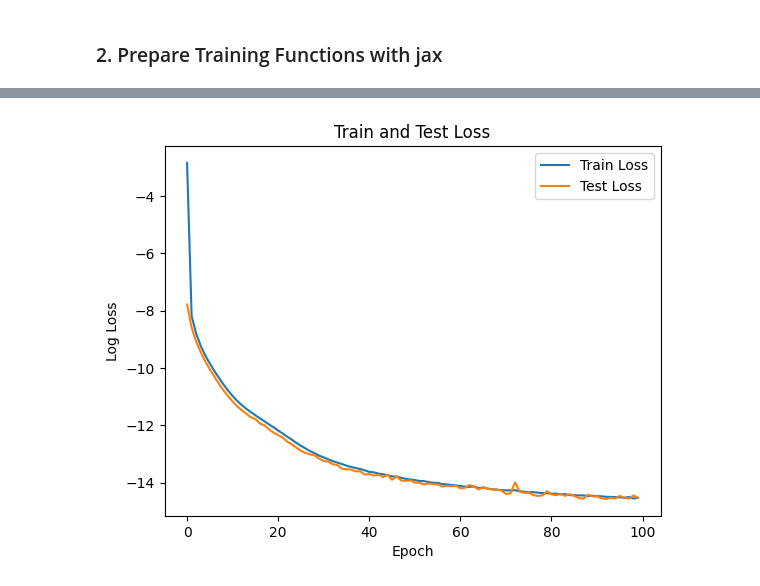
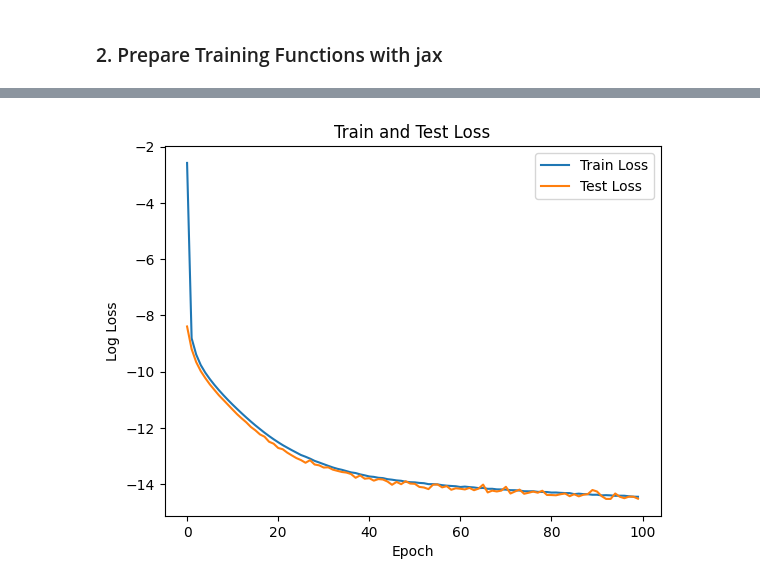
Before and after one commit to anne-df/ige_deep_emulators, a Jupyter notebook: training.ipynb, the cells around one changed output, grey strips where cells are left out. Cells and saved outputs as stored; diff of their text form; code cells hidden in the pictures.

```diff
--- a/training.ipynb
+++ b/training.ipynb
@@ -43,6 +43,8 @@ depth = train_data.shape[2]  # Assuming input shape (n_sim, n_channels, depth)
 num_epochs = 100
 batch_size = 64
 learning_rate = 5e-5
+
+model = MLP(hidden_sizes=[64, 128, 64])
 # %% [markdown]
 ### 2. Prepare Training Functions with jax
 # %%
@@ -67,7 +69,7 @@ def train_step(state, x, y):
     return state, loss
 # %%
 @jax.jit
-def train_step_reg(state_reg, x, y, alpha=0.00000001):
+def train_step_reg(state_reg, x, y, alpha=0.000000001):
     def loss_fn_reg(params):
         predictions = state_reg.apply_fn(params, x)
         loss = jnp.mean((predictions - y) ** 2) # MSE Loss
@@ -91,9 +93,8 @@ def eval_step(state, x, y):
 # Main Training Loop
 def train_and_evaluate(train_data, train_labels, test_data, test_labels,
                        depth, num_epochs, batch_size, learning_rate, checkpoint_dir,
-                       reg=False, noise_augmentation=False, plot_str=""):
+                       model, reg=False, noise_augmentation=False, plot_str=""):
     key = random.PRNGKey(0)
-    model = MLP(hidden_sizes=[64, 64])
 
     # Create TrainState
     input_shape = (batch_size, 5, depth)
@@ -155,6 +156,6 @@ def train_and_evaluate(train_data, train_labels, test_data, test_labels,
 ! rm -r checkpoints/
 
 state = train_and_evaluate(train_data, train_labels, test_data,
-                           test_labels, depth, num_epochs,
-                           batch_size, learning_rate, os.path.abspath("checkpoints"))
+                           test_labels, depth, num_epochs, batch_size,
+                           learning_rate, os.path.abspath("checkpoints"), model)
 # %% [output]
@@ -170,6 +171,6 @@ Epoch 90, Train Loss: 0.0000005, Test Loss: 0.0000005
 Epoch 100, Train Loss: 0.0000005, Test Loss: 0.0000005
 Model saved to /home/durifa/Documents/deep_emulators/ige_deep_emulators/checkpoints.
-[figure, old version]
+[figure, new version]
 # %%
 ! rm -r checkpoints_noise/
 
```
Also changed, not shown: parts of 3 cells of this notebook, 4 other files.
